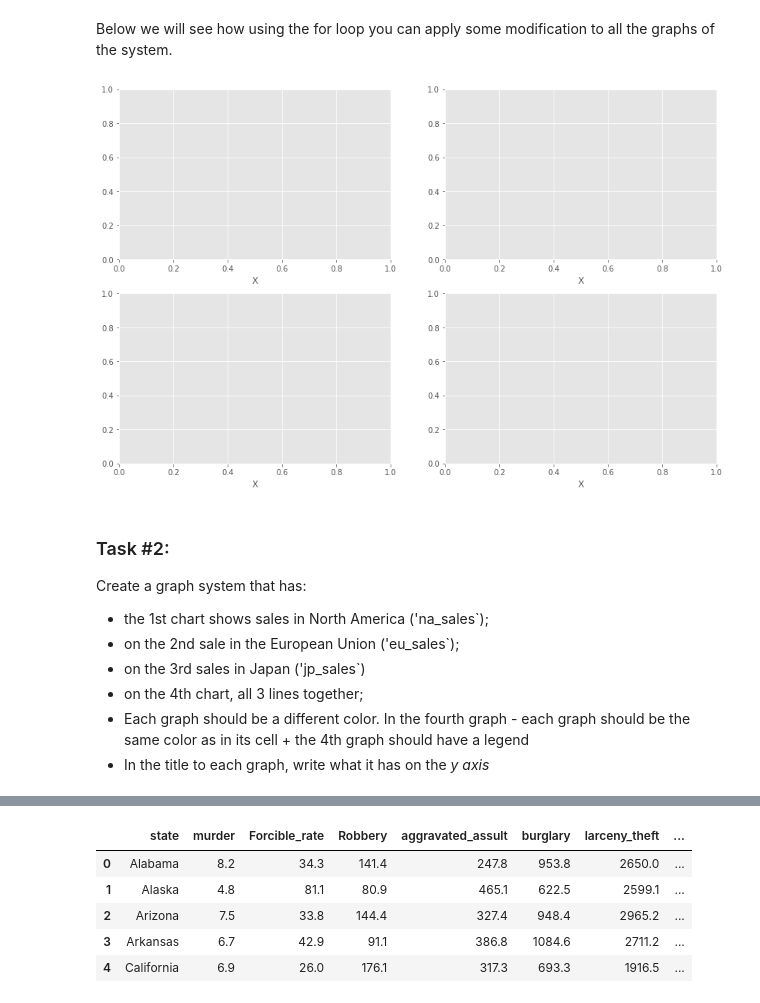
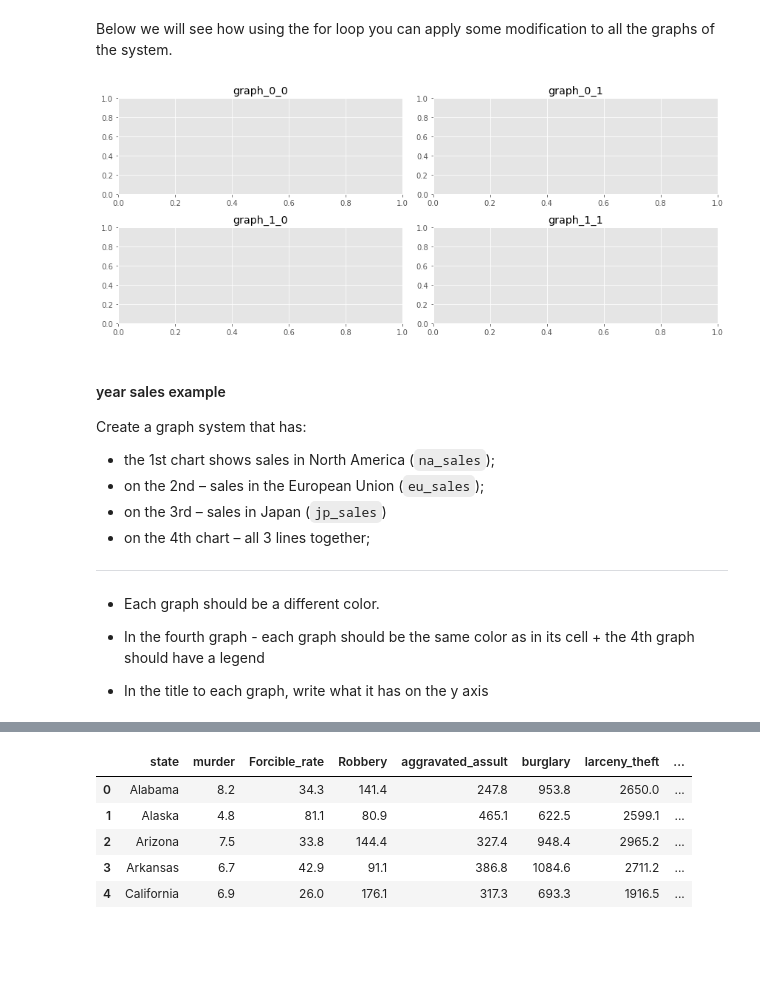
Before and after one commit to ilyaaaaaaaa/-Data_Analysis_HSE-UoL_IR.github.io, a Jupyter notebook: sems/sem081_visual_intro.ipynb, the cells around one changed output, grey strips where cells are left out. Drawn from its saved outputs; the diff is of its cells as text; code cells hidden in the pictures; blank space fills up the shorter version.

```diff
--- a/sems/sem081_visual_intro.ipynb
+++ b/sems/sem081_visual_intro.ipynb
@@ -215,23 +335,27 @@ ax[0][0].plot(gb.index, gb.values);
 # %% [markdown]
 Below we will see how using the for loop you can apply some modification to all the graphs of the system.
 # %%
-fig, ax= plt.subplots(2, 2, figsize=(14,9))
+fig, ax= plt.subplots(2, 2, figsize=(12,5))
 
 for x in range(2):
     for y in range(2):
-        ax[x][y].set_xlabel('X')
+        ax[x][y].set_title(f'graph_{x}_{y}')
+
+plt.tight_layout()
 # %% [output]
-[figure, old version]
+[figure, new version]
 # %% [markdown]
-### Task #2:
+#### year sales example
 
 Create a graph system that has:
-* the 1st chart shows sales in North America ('na_sales`);
-* on the 2nd sale in the European Union ('eu_sales`);
-* on the 3rd sales in Japan ('jp_sales`)
-* on the 4th chart, all 3 lines together;
-* Each graph should be a different color. In the fourth graph - each graph should be the same color as in its cell + the 4th graph should have a legend
-* In the title to each graph, write what it has on the _y axis_
+* the 1st chart shows sales in North America (`na_sales`);
+* on the 2nd – sales in the European Union (`eu_sales`);
+* on the 3rd – sales in Japan (`jp_sales`)
+* on the 4th chart – all 3 lines together;
+---
+* Each graph should be a different color.
+- In the fourth graph - each graph should be the same color as in its cell + the 4th graph should have a legend
+* In the title to each graph, write what it has on the y axis
 # %%
 ## Your code
 
```
Also changed, not shown: parts of 98 cells of this notebook, 2 other files.
